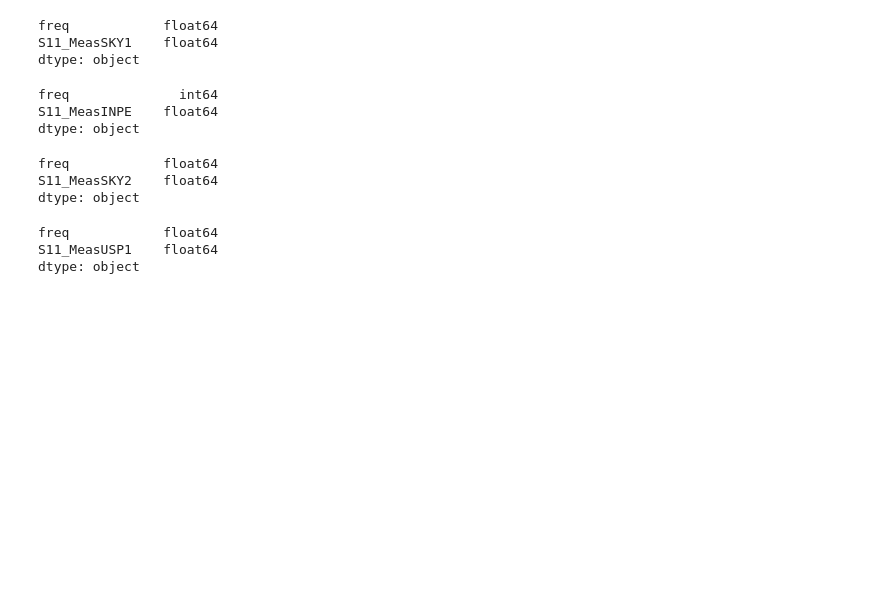
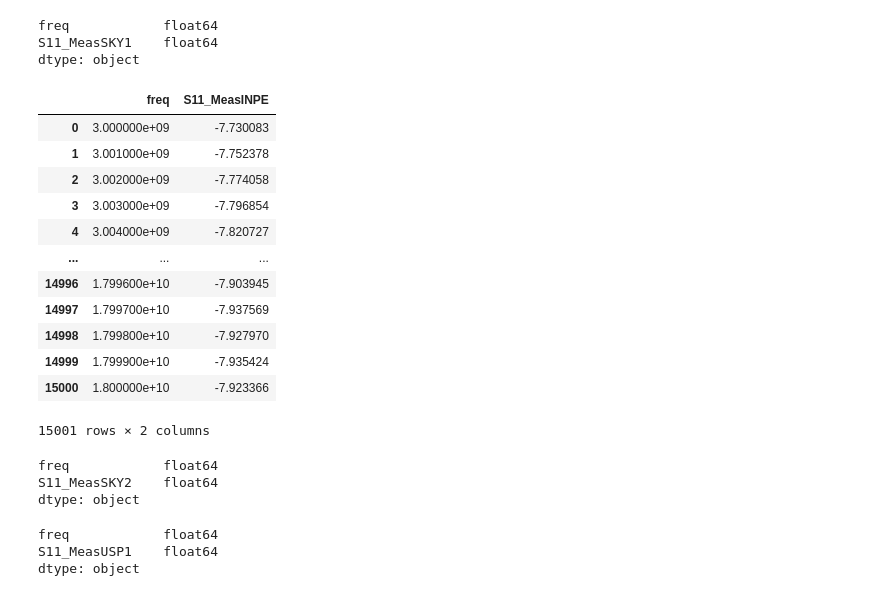
Before and after one commit to stefanorezende/S11_Analysis, a Jupyter notebook: 0_Koch_Bowtie_Simul_x_Medidas_plot.ipynb, the cells around one changed output. Drawn from its saved outputs; the diff is of its cells as text; code cells hidden in the pictures; blank space fills up the shorter version.

```diff
--- a/0_Koch_Bowtie_Simul_x_Medidas_plot.ipynb
+++ b/0_Koch_Bowtie_Simul_x_Medidas_plot.ipynb
@@ -21,17 +21,27 @@ dtype: object
 # %%
 
 df_medida1 = pd.read_excel('Simul X Medidas\Koch_Bowtie\Koch_Bowtie.xlsx', 'INPE', decimal=',')
 df_medida1.dtypes
 df_medida1.rename(columns = {'Frequency (Hz)': 'freq', 'dB':'S11_MeasINPE'}, inplace = True)
 
-# df_medida1['freq'] = df_medida1['freq'].astype(float)
+df_medida1['freq'] = df_medida1['freq'].astype(float)
 
 
-df_medida1.dtypes
+df_medida1
 # %% [output]
+|  | freq | S11_MeasINPE |
+| 0 | 3.000000e+09 | -7.730083 |
+| 1 | 3.001000e+09 | -7.752378 |
+| 2 | 3.002000e+09 | -7.774058 |
+| 3 | 3.003000e+09 | -7.796854 |
+| 4 | 3.004000e+09 | -7.820727 |
+| ... | ... | ... |
+| 14996 | 1.799600e+10 | -7.903945 |
+| 14997 | 1.799700e+10 | -7.937569 |
+| 14998 | 1.799800e+10 | -7.927970 |
+| 14999 | 1.799900e+10 | -7.935424 |
+| 15000 | 1.800000e+10 | -7.923366 |
-freq              int64
-S11_MeasINPE    float64
-dtype: object
+15001 rows × 2 columns
 # %%
 df_medida2 = pd.read_excel('Simul X Medidas\Koch_Bowtie\Koch_Bowtie.xlsx', 'Koch_Bowtie_2_Medida_SKY', decimal=',')
 df_medida2.dtypes
```
Also changed, not shown: parts of 8 cells of this notebook, 13 other files.
